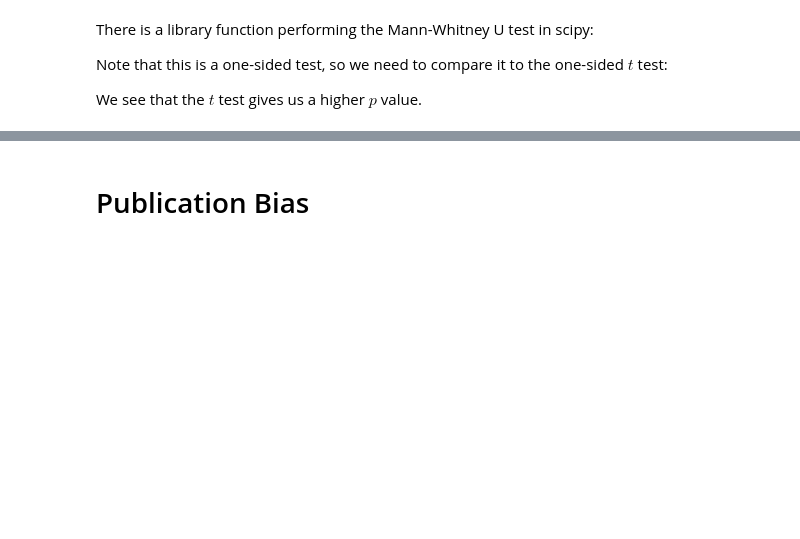
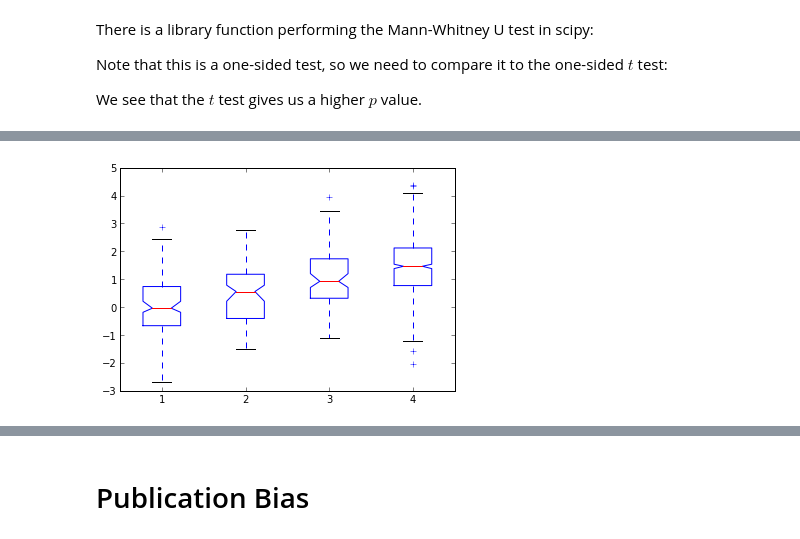
Before and after one commit to tmbdev-teaching/teaching-simso, a Jupyter notebook: 110-tests-and-evaluations.ipynb, the cells around one changed output, grey strips where cells are left out. Cells and saved outputs as stored; diff of their text form; code cells hidden in the pictures; blank space fills up the shorter version.

```diff
--- a/110-tests-and-evaluations.ipynb
+++ b/110-tests-and-evaluations.ipynb
@@ -373,0 +391,5 @@ one sided t-test 0.0424477295273
+# %%
+# nonparametric signifiance test with boxplots
+_=boxplot([randn(100),randn(100)+0.5,randn(100)+1.0,randn(1000)+1.5],notch=1,bootstrap=10000)
+# %% [output]
+[figure, added]
```
Also changed, not shown: parts of 23 cells of this notebook.
